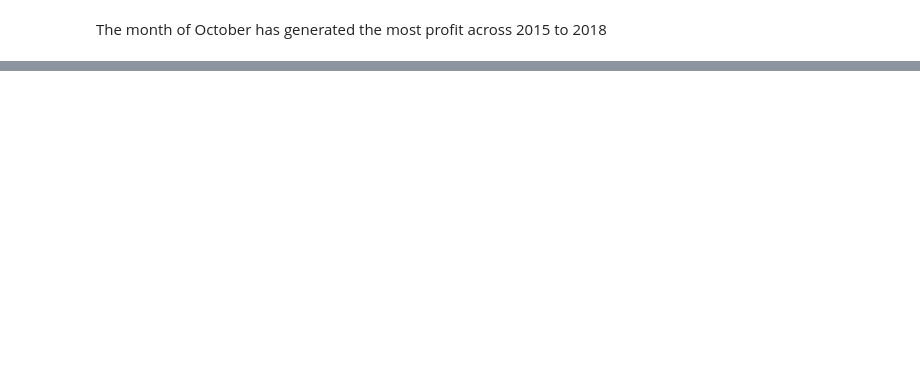
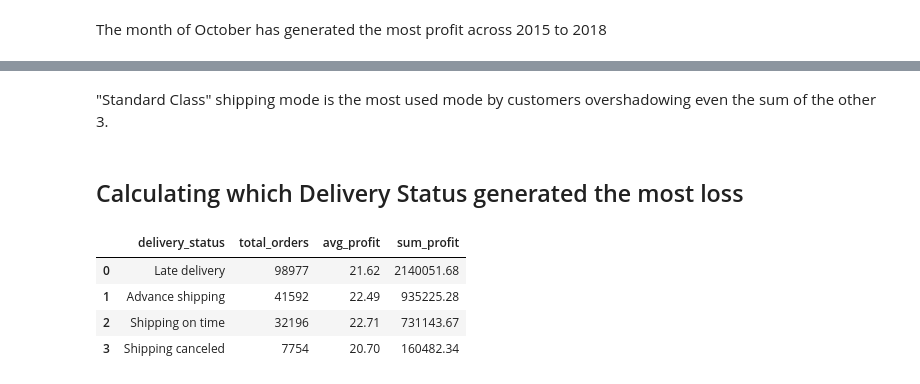
Before and after one commit to JanBrixIlan/Supply-Chain-Performance-Analysis, a Jupyter notebook: notebooks/02_eda.ipynb, the cells around one changed output, grey strips where cells are left out. Saved outputs shown, nothing was run; the diff lists cells and outputs as text; code cells hidden in the pictures; blank space fills up the shorter version.

```diff
--- a/notebooks/02_eda.ipynb
+++ b/notebooks/02_eda.ipynb
@@ -140,0 +174,24 @@ The month of October has generated the most profit across 2015 to 2018
+# %% [markdown]
+"Standard Class" shipping mode is the most used mode by customers overshadowing even the sum of the other 3.
+# %% [markdown]
+## Calculating which Delivery Status generated the most loss
+# %%
+query = """
+SELECT
+         delivery_status
+       , COUNT(*) as total_orders
+       , AVG(benefit_per_order) as avg_profit
+       , SUM(benefit_per_order) as sum_profit
+FROM dbo.supply_chain_data
+GROUP BY delivery_status
+ORDER BY total_orders DESC;
+"""
+
+df = pd.read_sql(query, engine)
+df.style.format({'avg_profit': '{:.2f}', 'sum_profit': '{:.2f}'})
+# %% [output]
+|  | delivery_status | total_orders | avg_profit | sum_profit |
+| 0 | Late delivery | 98977 | 21.62 | 2140051.68 |
+| 1 | Advance shipping | 41592 | 22.49 | 935225.28 |
+| 2 | Shipping on time | 32196 | 22.71 | 731143.67 |
+| 3 | Shipping canceled | 7754 | 20.70 | 160482.34 |
```
Also changed, not shown: parts of 8 cells of this notebook.
